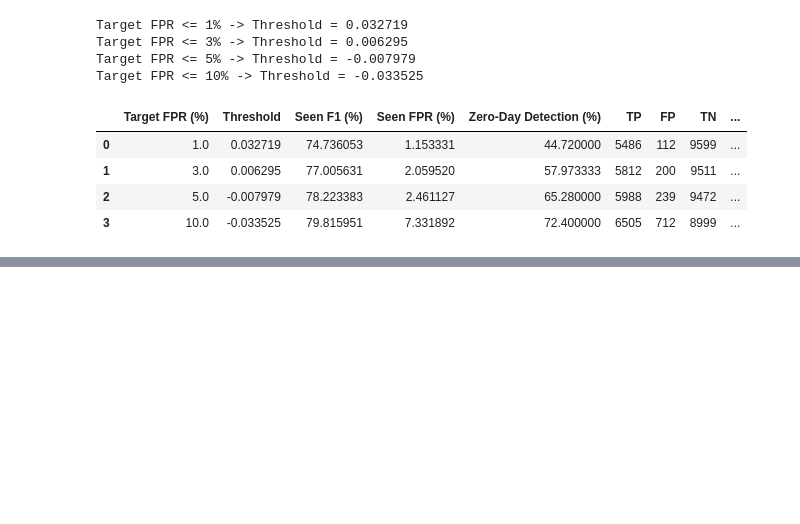
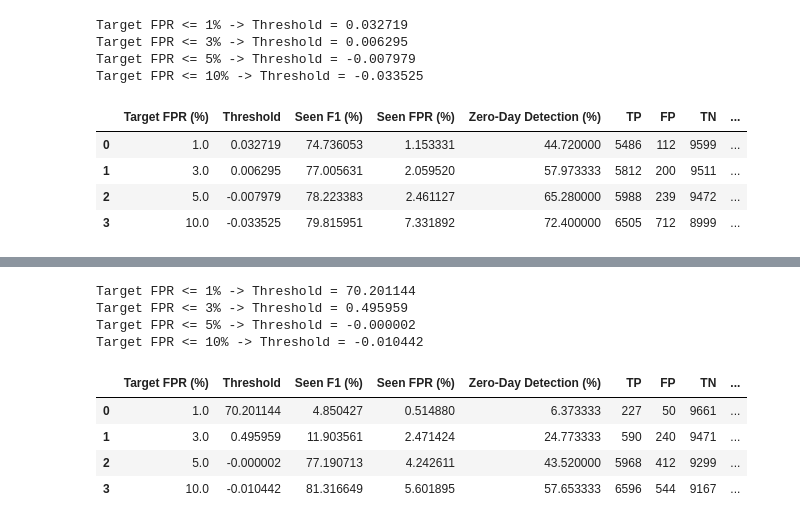
Before and after one commit to MaryamGhodsi8/ZeroDayAttackDetection, a Jupyter notebook: notebooks/15_Isolation_Forest_Zero_Day.ipynb, the cells around one changed output, grey strips where cells are left out. Cells and saved outputs as stored; diff of their text form; code cells hidden in the pictures; blank space fills up the shorter version.

```diff
--- a/notebooks/15_Isolation_Forest_Zero_Day.ipynb
+++ b/notebooks/15_Isolation_Forest_Zero_Day.ipynb
@@ -243,0 +286,77 @@ iso_results
+# %%
+fpr_targets = [0.01, 0.03, 0.05, 0.10]
+
+ocsvm_thresholds = {}
+
+for fpr in fpr_targets:
+    threshold = np.quantile(ocsvm_val_scores, 1 - fpr)
+    ocsvm_thresholds[fpr] = threshold
+
+    print(
+        f"Target FPR <= {fpr*100:.0f}% "
+        f"-> Threshold = {threshold:.6f}"
+    )
+# %% [output]
+Target FPR <= 1% -> Threshold = 70.201144
+Target FPR <= 3% -> Threshold = 0.495959
+Target FPR <= 5% -> Threshold = -0.000002
+Target FPR <= 10% -> Threshold = -0.010442
+# %%
+ocsvm_results = []
+
+for target_fpr, threshold in ocsvm_thresholds.items():
+
+    seen_scores = -oc_svm.decision_function(X_test_seen)
+    zero_day_scores = -oc_svm.decision_function(X_test_zero_day)
+
+    seen_pred = (seen_scores >= threshold).astype(int)
+    zero_day_pred = (zero_day_scores >= threshold).astype(int)
+
+    cm = confusion_matrix(
+        y_test_seen,
+        seen_pred,
+        labels=[0, 1]
+    )
+
+    tn, fp, fn, tp = cm.ravel()
+
+    seen_fpr = (
+        fp / (fp + tn) * 100
+        if (fp + tn) > 0 else 0
+    )
+
+    seen_f1 = (
+        f1_score(
+            y_test_seen,
+            seen_pred,
+            zero_division=0
+        ) * 100
+    )
+
+    zero_day_detection = (
+        np.sum(zero_day_pred == 1)
+        / len(zero_day_pred)
+        * 100
+    )
+
+    ocsvm_results.append({
+        "Target FPR (%)": target_fpr * 100,
+        "Threshold": threshold,
+        "Seen F1 (%)": seen_f1,
+        "Seen FPR (%)": seen_fpr,
+        "Zero-Day Detection (%)": zero_day_detection,
+        "TP": tp,
+        "FP": fp,
+        "TN": tn,
+        "FN": fn
+    })
+
+ocsvm_results = pd.DataFrame(ocsvm_results)
+
+ocsvm_results
+# %% [output]
+|  | Target FPR (%) | Threshold | Seen F1 (%) | Seen FPR (%) | Zero-Day Detection (%) | TP | FP | TN | ... |
+| 0 | 1.0 | 70.201144 | 4.850427 | 0.514880 | 6.373333 | 227 | 50 | 9661 | ... |
+| 1 | 3.0 | 0.495959 | 11.903561 | 2.471424 | 24.773333 | 590 | 240 | 9471 | ... |
+| 2 | 5.0 | -0.000002 | 77.190713 | 4.242611 | 43.520000 | 5968 | 412 | 9299 | ... |
+| 3 | 10.0 | -0.010442 | 81.316649 | 5.601895 | 57.653333 | 6596 | 544 | 9167 | ... |
```
Also changed, not shown: parts of 10 cells of this notebook, 18 other files.
